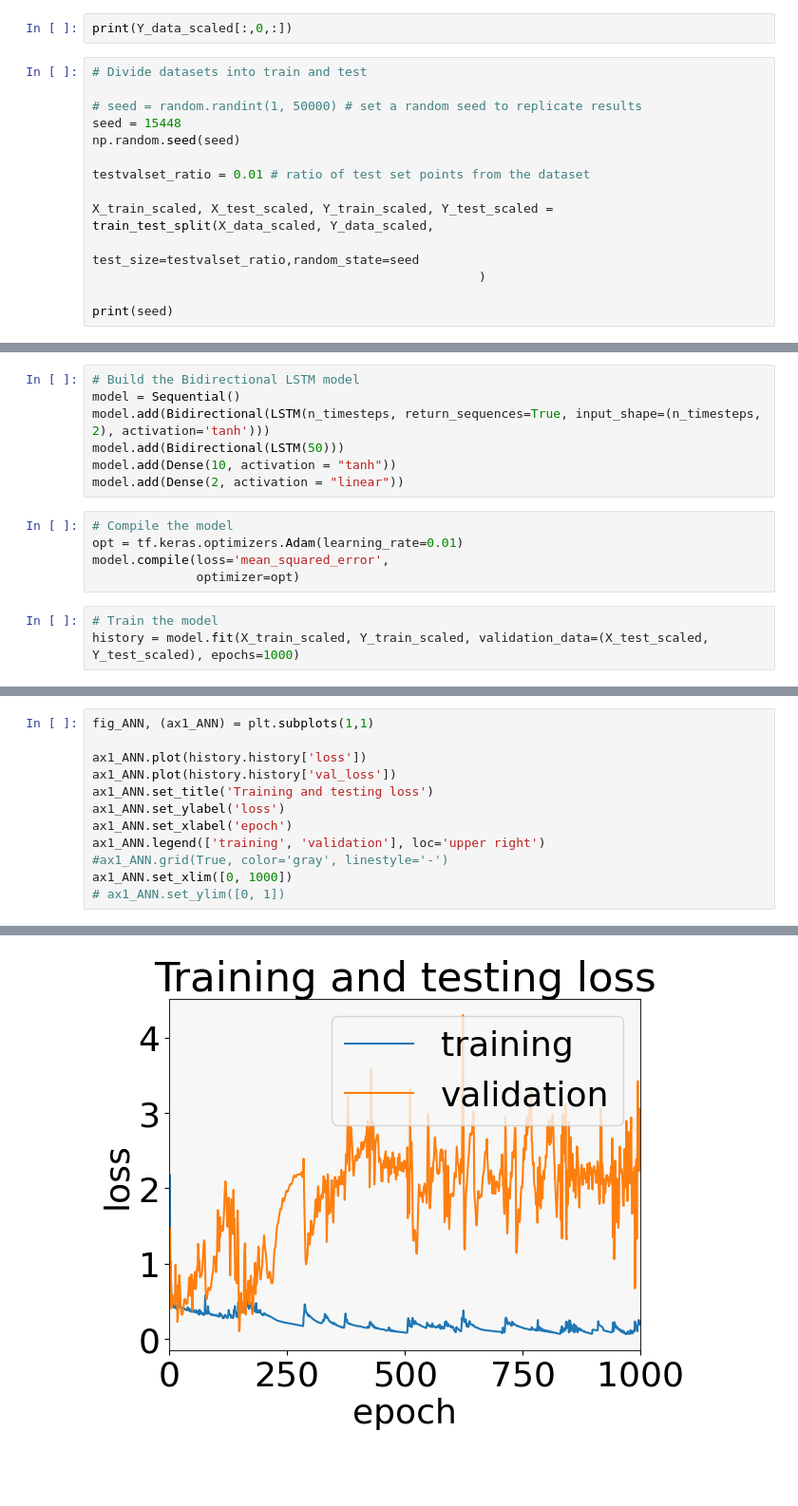
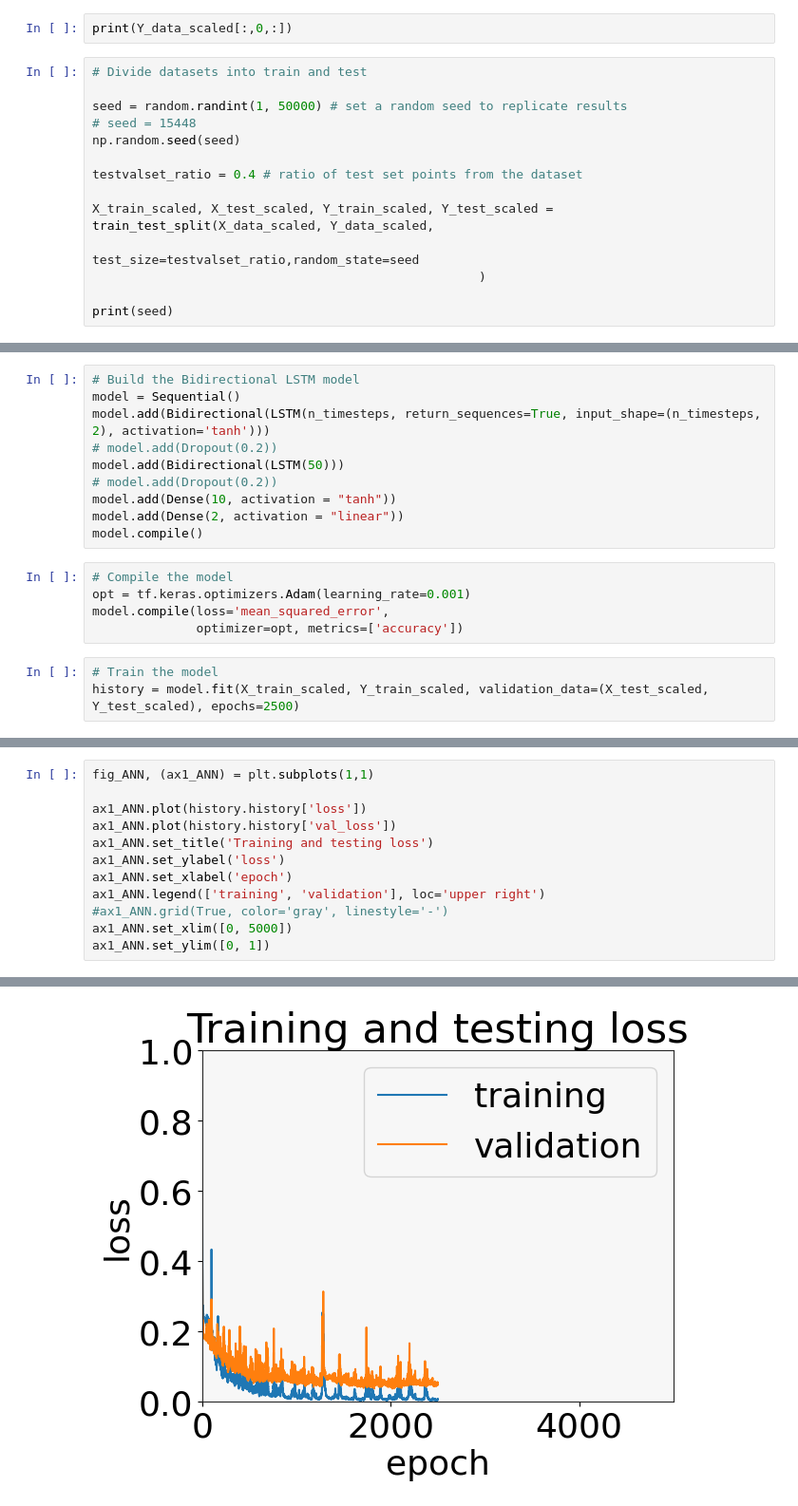
Before and after one commit to DaJaCruz/PhD, a Jupyter notebook: RNN_many2one_StackedLSTM_2Var.ipynb, the cells around one changed output, grey strips where cells are left out. Shown at 95% size. Saved outputs shown, nothing was run; the diff lists cells and outputs as text; blank space fills up the shorter version.

```diff
--- a/RNN_many2one_StackedLSTM_2Var.ipynb
+++ b/RNN_many2one_StackedLSTM_2Var.ipynb
@@ -181,11 +179,11 @@ print(Y_data_scaled[:,0,:])
 # %%
 # Divide datasets into train and test
 
-# seed = random.randint(1, 50000) # set a random seed to replicate results
-seed = 15448
+seed = random.randint(1, 50000) # set a random seed to replicate results
+# seed = 15448
 np.random.seed(seed)
 
-testvalset_ratio = 0.01 # ratio of test set points from the dataset
+testvalset_ratio = 0.4 # ratio of test set points from the dataset
 
 X_train_scaled, X_test_scaled, Y_train_scaled, Y_test_scaled = train_test_split(X_data_scaled, Y_data_scaled,
                                                     test_size=testvalset_ratio,random_state=seed
@@ -229,15 +228,18 @@ Text(0.5, 1.0, 'Normalized output data')
 # Build the Bidirectional LSTM model
 model = Sequential()
 model.add(Bidirectional(LSTM(n_timesteps, return_sequences=True, input_shape=(n_timesteps, 2), activation='tanh')))
+# model.add(Dropout(0.2))
 model.add(Bidirectional(LSTM(50)))
+# model.add(Dropout(0.2))
 model.add(Dense(10, activation = "tanh"))
 model.add(Dense(2, activation = "linear"))
+model.compile()
 # %%
 # Compile the model
-opt = tf.keras.optimizers.Adam(learning_rate=0.01)
+opt = tf.keras.optimizers.Adam(learning_rate=0.001)
 model.compile(loss='mean_squared_error',
-              optimizer=opt)
+              optimizer=opt, metrics=['accuracy'])
 # %%
 # Train the model
-history = model.fit(X_train_scaled, Y_train_scaled, validation_data=(X_test_scaled, Y_test_scaled), epochs=1000)
+history = model.fit(X_train_scaled, Y_train_scaled, validation_data=(X_test_scaled, Y_test_scaled), epochs=2500)
 # %% [output]
@@ -268,6 +312,6 @@ ax1_ANN.set_ylabel('loss')
 ax1_ANN.set_xlabel('epoch')
 ax1_ANN.legend(['training', 'validation'], loc='upper right')
 #ax1_ANN.grid(True, color='gray', linestyle='-')
-ax1_ANN.set_xlim([0, 1000])
-# ax1_ANN.set_ylim([0, 1])
+ax1_ANN.set_xlim([0, 5000])
+ax1_ANN.set_ylim([0, 1])
 # %% [output]
@@ -275,4 +319,4 @@ ax1_ANN.set_xlim([0, 1000])
-[figure, old version]
+[figure, new version]
 # %%
 Y_data_ANNpred_scaled = history.model.predict(X_data_scaled)
 Y_data_ANNpred = scaler_y.inverse_transform(Y_data_ANNpred_scaled)
```
Also changed, not shown: parts of 11 cells of this notebook.
